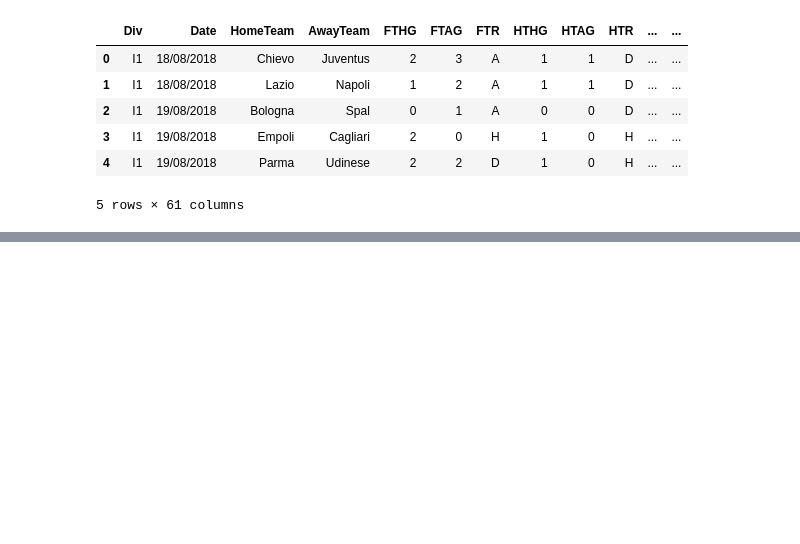
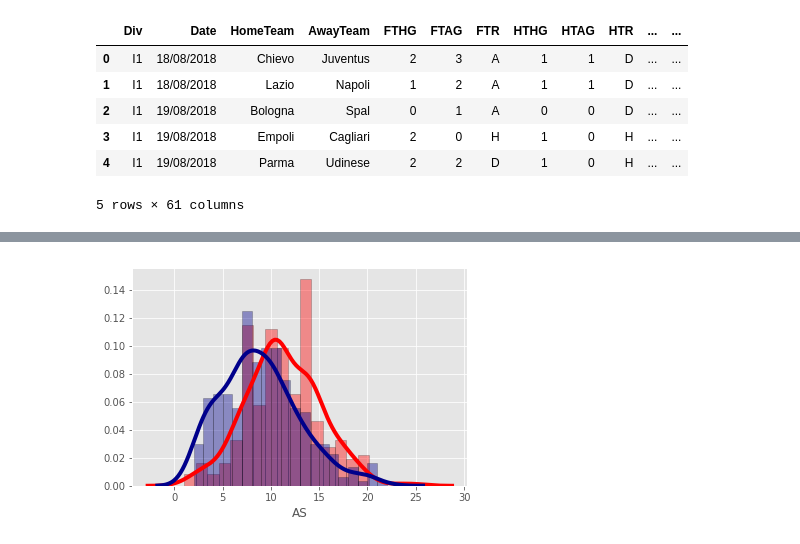
Before and after one commit to marjulio88/Inferential_Statistic, a Jupyter notebook: Inferential_Statistics_Udacity_Final_Project.ipynb, the cells around one changed output, grey strips where cells are left out. Saved outputs shown, nothing was run; the diff lists cells and outputs as text; code cells hidden in the pictures; blank space fills up the shorter version.

```diff
--- a/Inferential_Statistics_Udacity_Final_Project.ipynb
+++ b/Inferential_Statistics_Udacity_Final_Project.ipynb
@@ -68,0 +122,12 @@ Index(['Div', 'Date', 'HomeTeam', 'AwayTeam', 'FTHG', 'FTAG', 'FTR', 'HTHG',
+# %%
+sns.distplot(df['HS'], hist=True, kde=True,
+             bins=20, color = 'red',
+             hist_kws={'edgecolor':'black'},
+             kde_kws={'linewidth': 4})
+sns.distplot(df['AS'], hist=True, kde=True,
+             bins=20, color = 'darkblue',
+             hist_kws={'edgecolor':'black'},
+             kde_kws={'linewidth': 4})
+plt.show()
+# %% [output]
+[figure, added]
```
Also changed, not shown: parts of 29 cells of this notebook.
